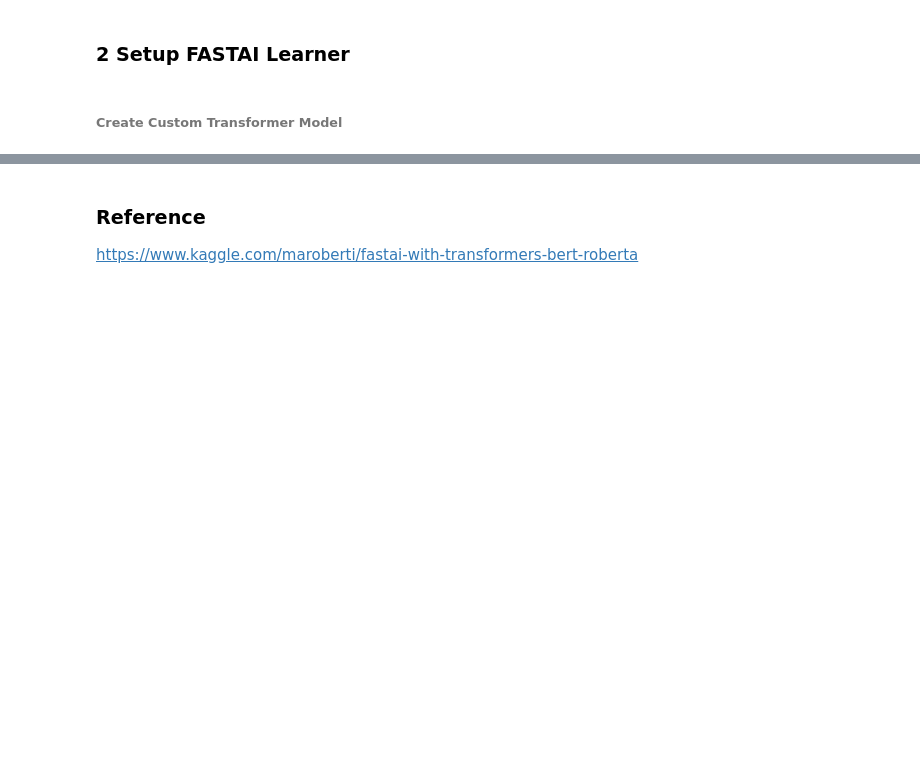
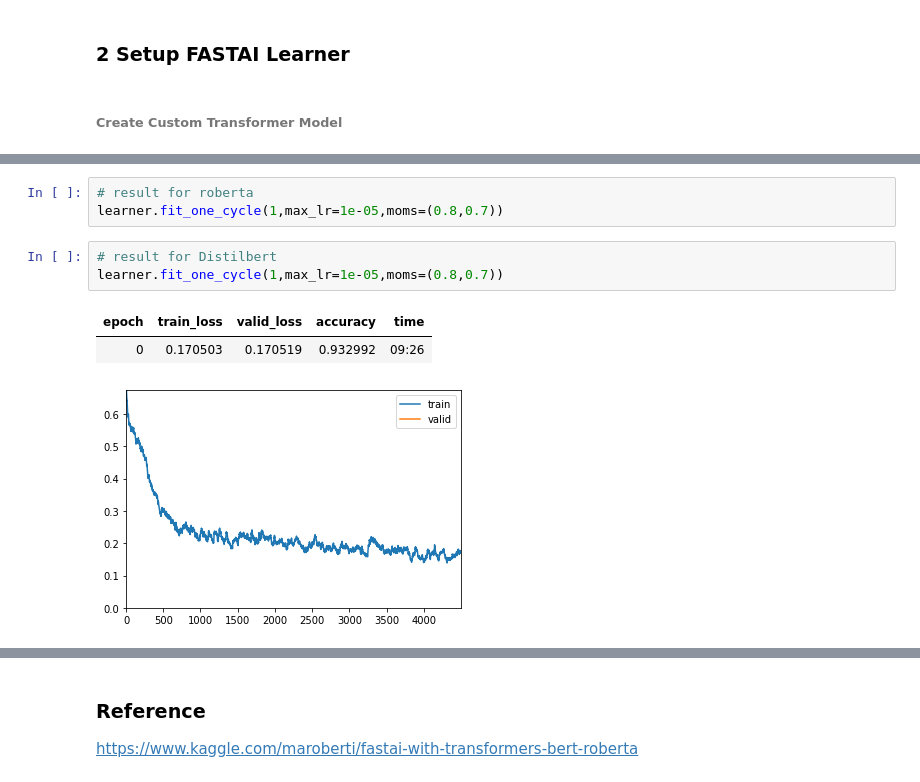
Before and after one commit to binliu0630/Deep_Learning, a Jupyter notebook: Fastai+Transformers.ipynb, the cells around one changed output, grey strips where cells are left out. Cells and saved outputs as stored; diff of their text form; blank space fills up the shorter version.

```diff
--- a/Fastai+Transformers.ipynb
+++ b/Fastai+Transformers.ipynb
@@ -283,0 +340,10 @@ TypeError: ignored
+# %%
+# result for roberta
+learner.fit_one_cycle(1,max_lr=1e-05,moms=(0.8,0.7))
+# %%
+# result for Distilbert
+learner.fit_one_cycle(1,max_lr=1e-05,moms=(0.8,0.7))
+# %% [output]
+| epoch | train_loss | valid_loss | accuracy | time |
+| 0 | 0.170503 | 0.170519 | 0.932992 | 09:26 |
+[figure, added]
```
Also changed, not shown: parts of 25 cells of this notebook.
